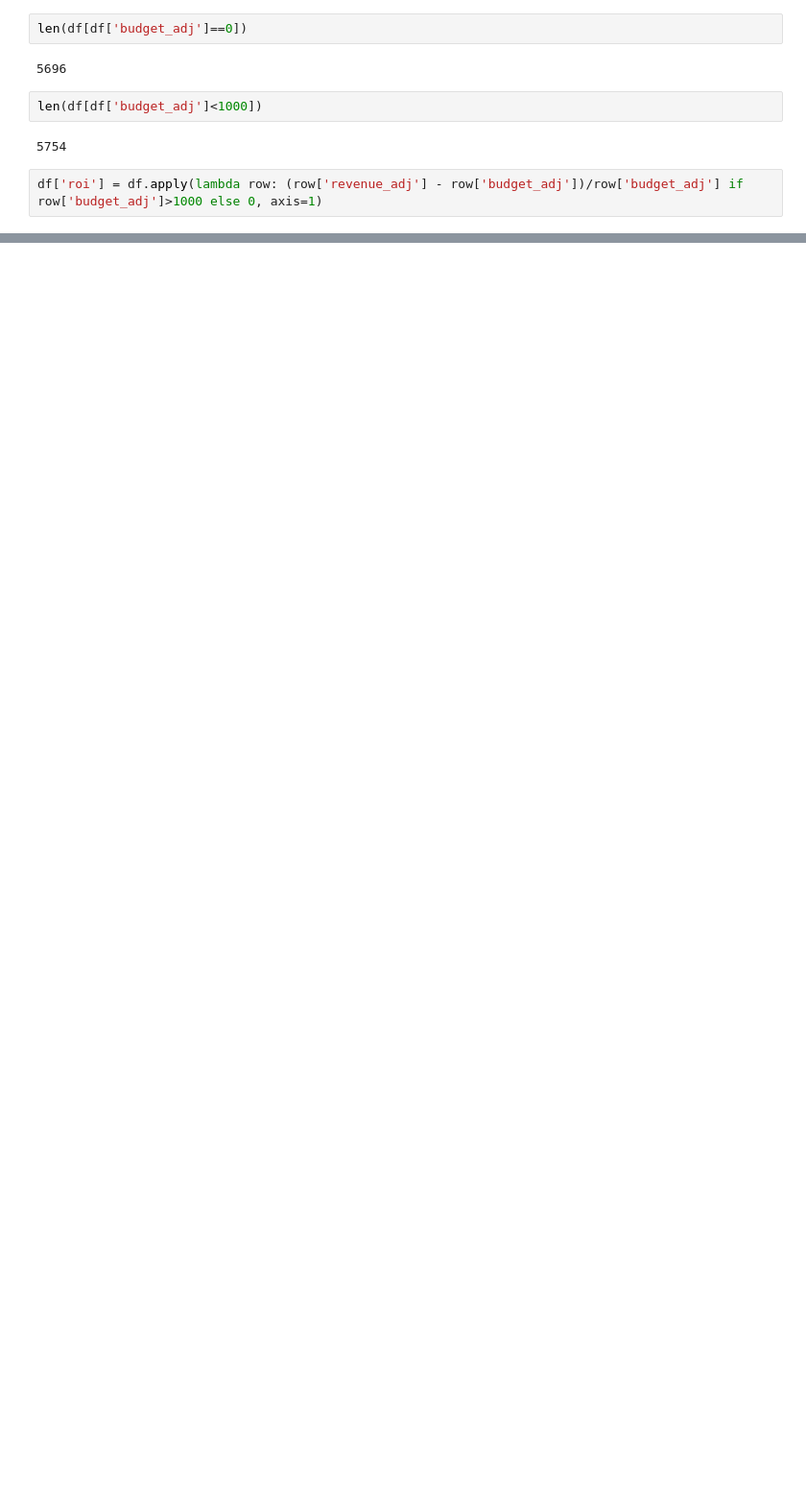
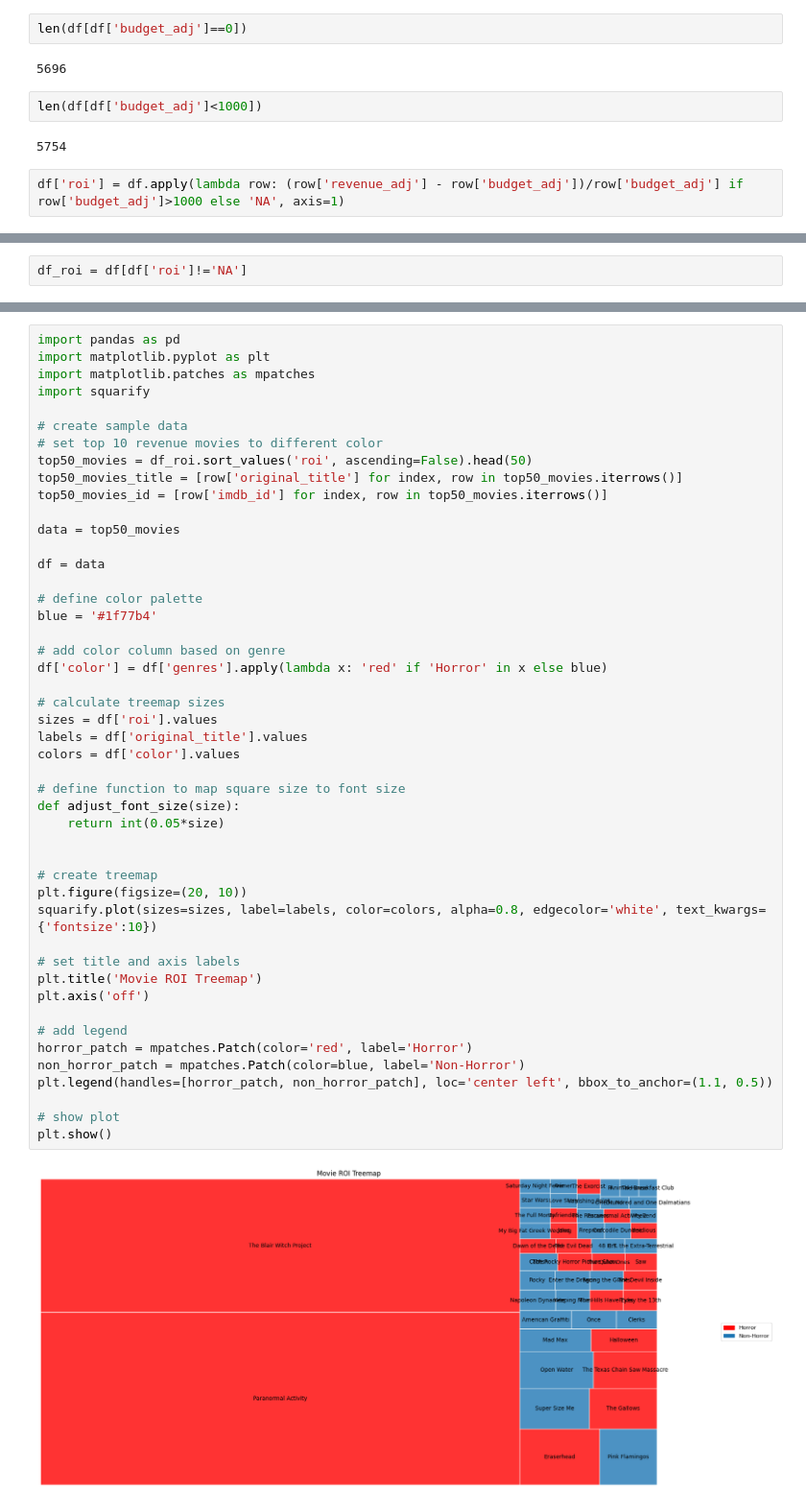
Before and after one commit to canxiu-zhang/ML_YUniv, a Jupyter notebook: ml_1010/ind_projects/ind1_Movie_ROI_visulization.ipynb, the cells around one changed output, grey strips where cells are left out. Shown at 96% size. Saved outputs shown, nothing was run; the diff lists cells and outputs as text; blank space fills up the shorter version.

Commit message:
add treemap

```diff
--- a/ml_1010/ind_projects/ind1_Movie_ROI_visulization.ipynb
+++ b/ml_1010/ind_projects/ind1_Movie_ROI_visulization.ipynb
@@ -89,4 +92,4 @@ len(df[df['budget_adj']<1000])
 # %% [output]
 5754
 # %%
-df['roi'] = df.apply(lambda row: (row['revenue_adj'] - row['budget_adj'])/row['budget_adj'] if row['budget_adj']>1000 else 0, axis=1)
+df['roi'] = df.apply(lambda row: (row['revenue_adj'] - row['budget_adj'])/row['budget_adj'] if row['budget_adj']>1000 else 'NA', axis=1)
@@ -93,3 +100,5 @@ df['roi'] = df.apply(lambda row: (row['revenue_adj'] - row['budget_adj'])/row['b
+# %%
+df_roi = df[df['roi']!='NA']
 # %%
 fig = plt.figure(figsize=(12,6))
 # create scatter plot
@@ -144,3 +153,52 @@ ax.set(title='Top 10 movies by ROI', xlabel='Release Year', ylabel='ROI')
 plt.show()
 # %% [output]
 [figure]
+# %%
+import pandas as pd
+import matplotlib.pyplot as plt
+import matplotlib.patches as mpatches
+import squarify
+
+# create sample data
+# set top 10 revenue movies to different color
+top50_movies = df_roi.sort_values('roi', ascending=False).head(50)
+top50_movies_title = [row['original_title'] for index, row in top50_movies.iterrows()]
+top50_movies_id = [row['imdb_id'] for index, row in top50_movies.iterrows()]
+
+data = top50_movies
+
+df = data
+
+# define color palette
+blue = '#1f77b4'
+
+# add color column based on genre
+df['color'] = df['genres'].apply(lambda x: 'red' if 'Horror' in x else blue)
+
+# calculate treemap sizes
+sizes = df['roi'].values
+labels = df['original_title'].values
+colors = df['color'].values
+
+# define function to map square size to font size
+def adjust_font_size(size):
+    return int(0.05*size)
+
+
+# create treemap
+plt.figure(figsize=(20, 10))
+squarify.plot(sizes=sizes, label=labels, color=colors, alpha=0.8, edgecolor='white', text_kwargs={'fontsize':10})
+
+# set title and axis labels
+plt.title('Movie ROI Treemap')
+plt.axis('off')
+
+# add legend
+horror_patch = mpatches.Patch(color='red', label='Horror')
+non_horror_patch = mpatches.Patch(color=blue, label='Non-Horror')
+plt.legend(handles=[horror_patch, non_horror_patch], loc='center left', bbox_to_anchor=(1.1, 0.5))
+
+# show plot
+plt.show()
+# %% [output]
+[figure, added]
```
Also changed, not shown: parts of 18 cells of this notebook, 4 other files.
